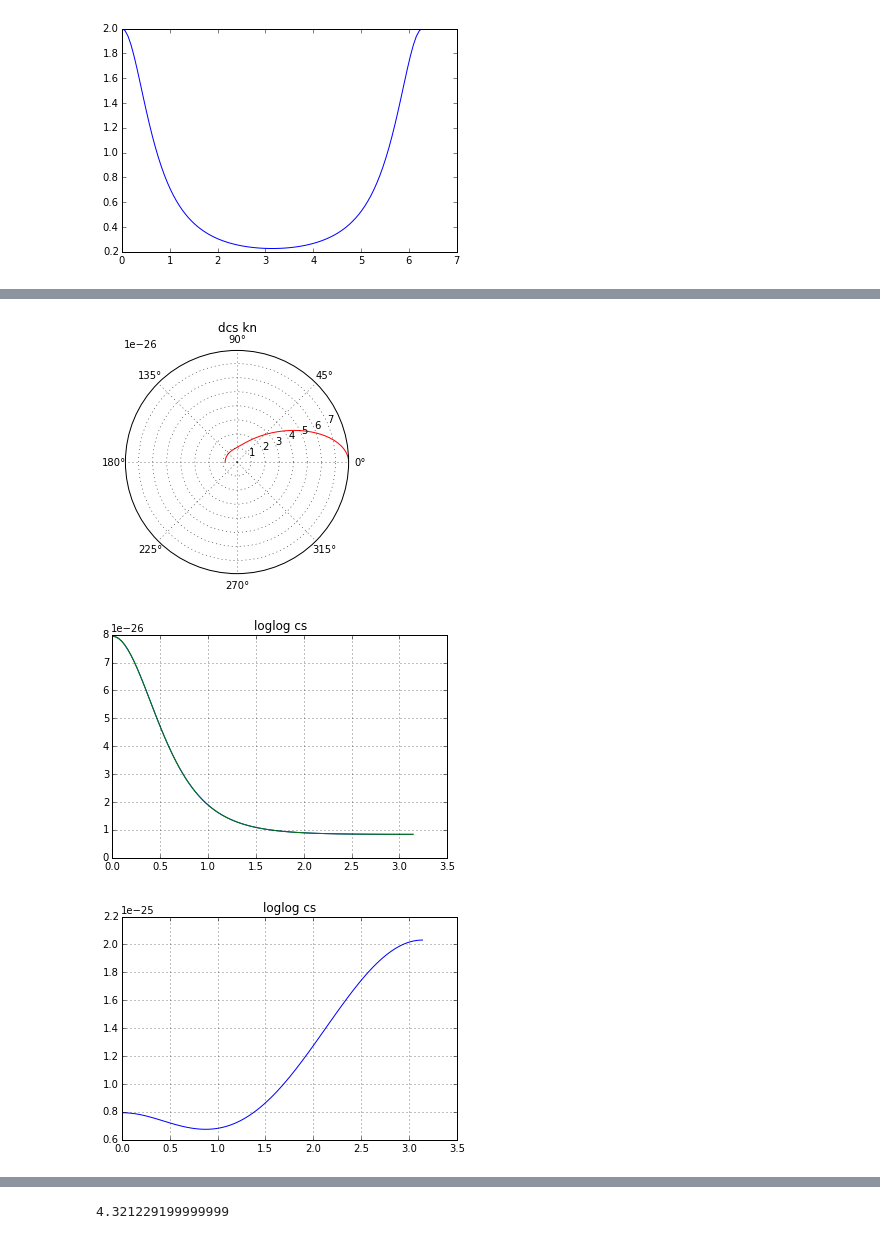
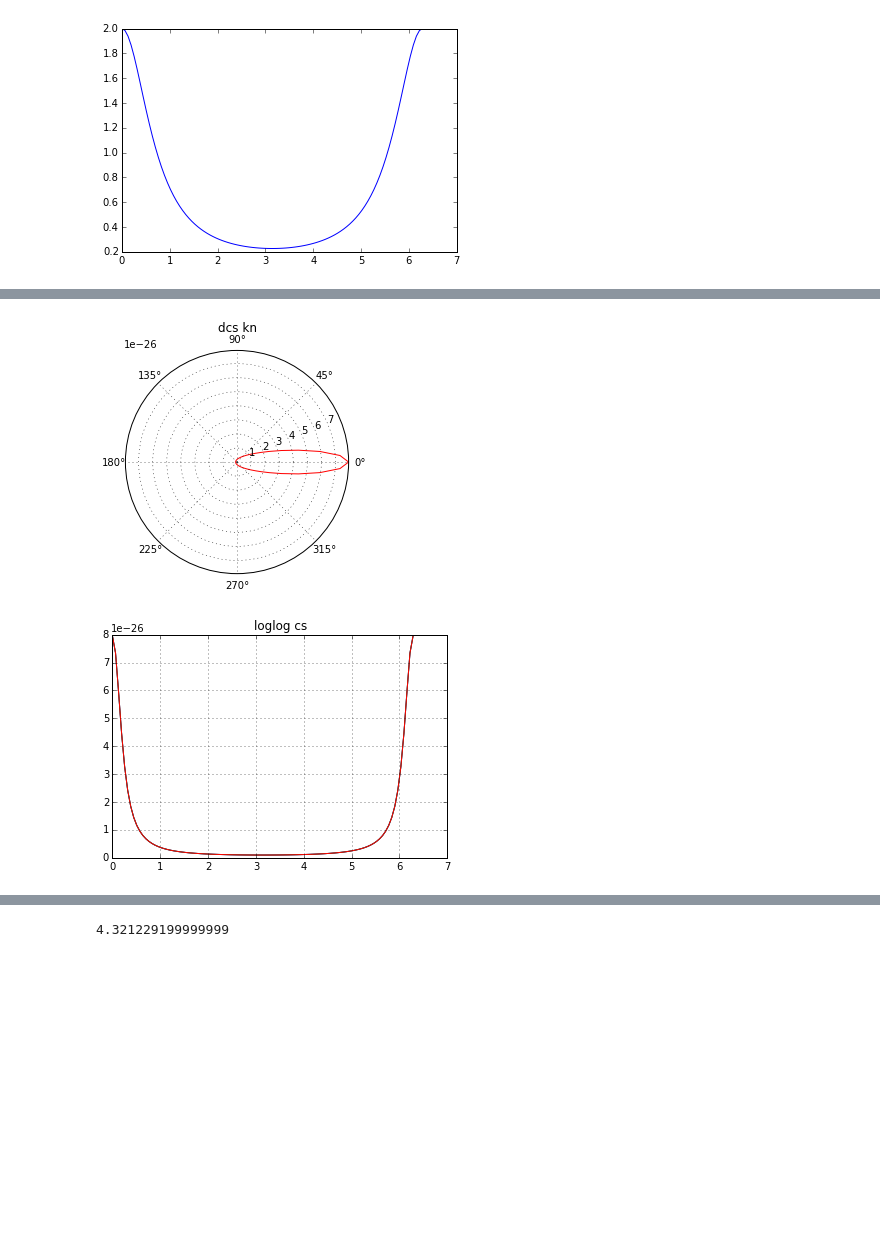
Before and after one commit to lmpizarro/apuntes-python-cientifico, a Jupyter notebook: tallerPython/notebooks/gamma_interaction.ipynb, the cells around one changed output, grey strips where cells are left out. Drawn from its saved outputs; the diff is of its cells as text; code cells hidden in the pictures; blank space fills up the shorter version.

Commit message:
kluin nishima algorithm

```diff
--- a/tallerPython/notebooks/gamma_interaction.ipynb
+++ b/tallerPython/notebooks/gamma_interaction.ipynb
@@ -72,6 +72,26 @@ def kn_kn(angle, E): # E en MeV
 
     return ((Units.rec ** 2/2) * z * (w + ((alpha * x) ** 2)/y))
 
+#
+# A simple algorithm for the transport of gamma rays in a medium
+#  Am. J. Phys. 71 ͑1͒, January 2003
+#
+#
+#
+# COMPTON-SAMPLING SURFACE FOR MONTE CARLO CALCULATIONS
+# IN THE ENERGY RANGE 0.1 TO 100 MeV
+#
+# Nuclear Instruments and Methods in Physics Research A254 (1987) 406-412
+#
+def kn_ni(angle, E): # E en MeV
+    x = 1 - np.cos(angle)
+    alpha = E / .511
+    z = 1 + alpha * x
+    cos2 = 1 + np.cos(angle) ** 2
+
+    return (Units.rec ** 2/2) * (cos2 + ((alpha * x) ** 2) / z) / (z ** 2)
+
+
 def kn_geant(angle, E):
     x = 1 - np.cos(angle)
     alpha = E / .511
@@ -115,41 +111,34 @@ if __name__ == "__main__":
 # %%
-dcs_10 = kn_kn(angle, 1)
-dcs_11 = kn_knoll(angle, 1)
+if __name__ == "__main__":
+
+    E = 10
+    dcs_10 = kn_kn(angle, E)
+    dcs_11 = kn_knoll(angle, E)
+    dcs_12 = kn_ni(angle, E)
 
 
-dcs_12 = kn_geant(angle, 1)
+    ax = plt.subplot(111, polar=True)
+    ax.plot(angle, dcs_10, color='r', linewidth=1)
+    ax.set_rmax(dcs_10.max())
+    ax.grid(True)
 
-ax = plt.subplot(111, polar=True)
-ax.plot(angle, dcs_10, color='r', linewidth=1)
-ax.set_rmax(dcs_10.max())
-ax.grid(True)
-
-ax.set_title("dcs kn", va='bottom')
-plt.show()
+    ax.set_title("dcs kn", va='bottom')
+    plt.show()
 
 
-# log x and y axis
-plt.subplot(111)
-plt.plot(angle, dcs_10)
-plt.plot(angle, dcs_11)
+    # log x and y axis
+    plt.subplot(111)
+    plt.plot(angle, dcs_10)
+    plt.plot(angle, dcs_11)
+    plt.plot(angle, dcs_12)
 
-plt.grid(True)
-plt.title('loglog cs')
+    plt.grid(True)
+    plt.title('loglog cs')
 
-plt.show()
-
-# log x and y axis
-plt.subplot(111)
-
-plt.plot(angle, dcs_12)
-plt.grid(True)
-plt.title('loglog cs')
-
-plt.show()
+    plt.show()
 # %% [output]
-[figure, old version]
+[figure, new version]
-[figure, old version]
+[figure, new version]
-[figure, removed]
 # %% [markdown]
 ## Photon Cross Section
 
```
Also changed, not shown: parts of 19 cells of this notebook.
